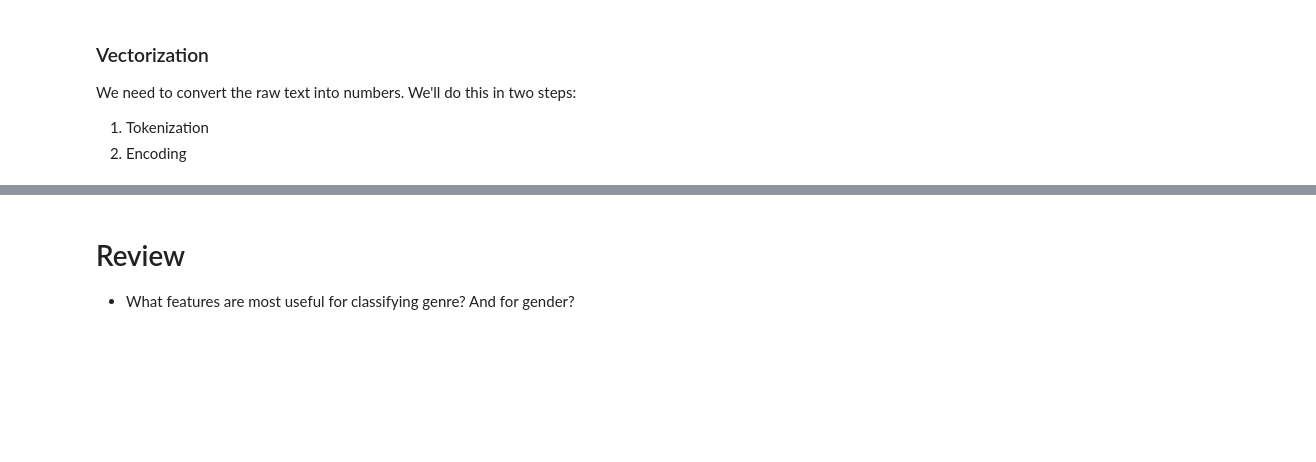
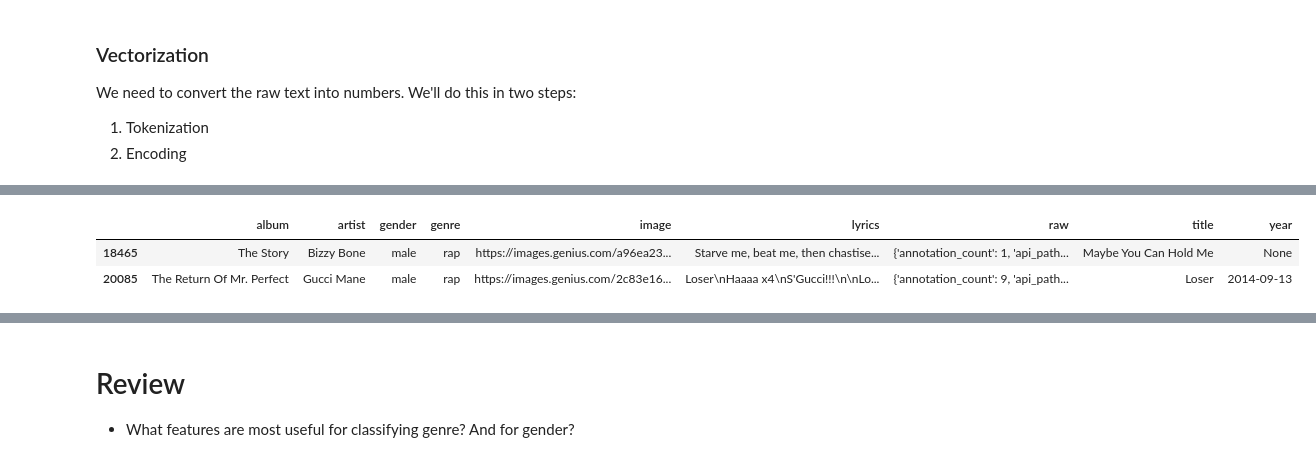
Before and after one commit to johnwmillr/MakingPredictions, a Jupyter notebook: MakingPredictions.ipynb, the cells around one changed output, grey strips where cells are left out. Saved outputs shown, nothing was run; the diff lists cells and outputs as text; code cells hidden in the pictures; blank space fills up the shorter version.

```diff
--- a/MakingPredictions.ipynb
+++ b/MakingPredictions.ipynb
@@ -181,0 +224,13 @@ We need to convert the raw text into numbers. We'll do this in two steps:
+# %%
+# Create a small corpus for quick testing
+n = 10000
+small_songs = pd.concat([songs[songs.genre==genre].sample(n) for genre in genres])
+subset_rap = songs[songs.genre=='rap'].sample(n)
+subset_rock = songs[songs.genre=='rock'].sample(n)
+subset_country = songs[songs.genre=='country'].sample(n)
+# %%
+small_songs.head(2)
+# %% [output]
+|  | album | artist | gender | genre | image | lyrics | raw | title | year |
+| 18465 | The Story | Bizzy Bone | male | rap | https://images.genius.com/a96ea23... | Starve me, beat me, then chastise... | {'annotation_count': 1, 'api_path... | Maybe You Can Hold Me | None |
+| 20085 | The Return Of Mr. Perfect | Gucci Mane | male | rap | https://images.genius.com/2c83e16... | Loser\nHaaaa x4\nS'Gucci!!!\n\nLo... | {'annotation_count': 9, 'api_path... | Loser | 2014-09-13 |
```
Also changed, not shown: parts of 7 cells of this notebook.
